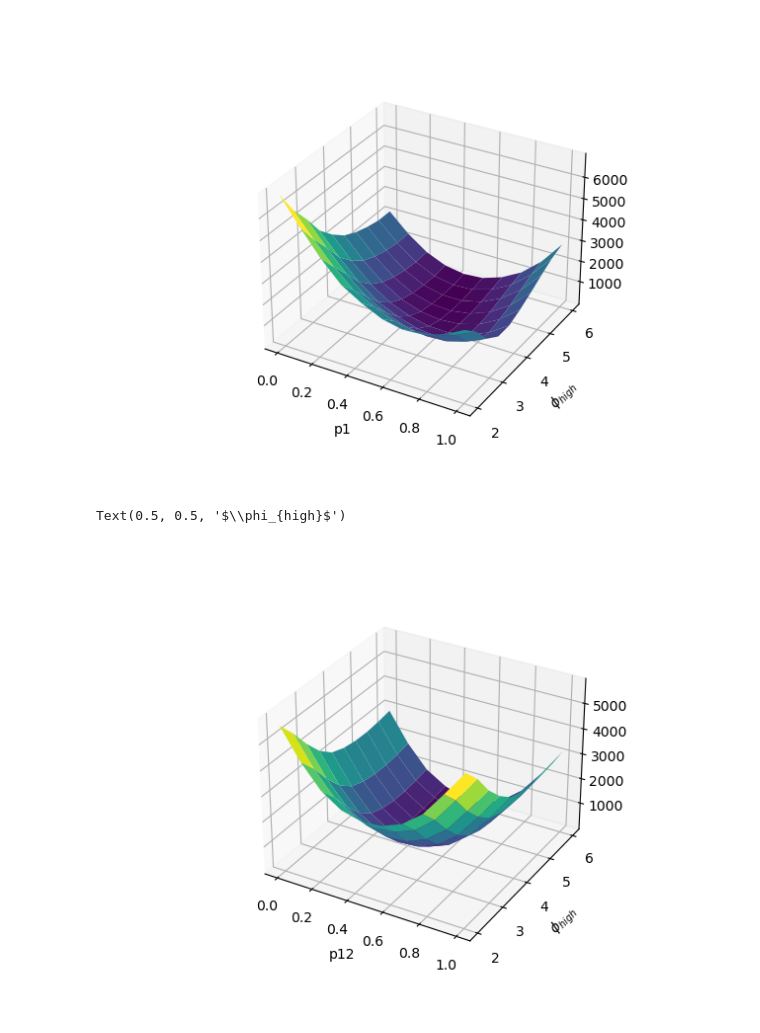
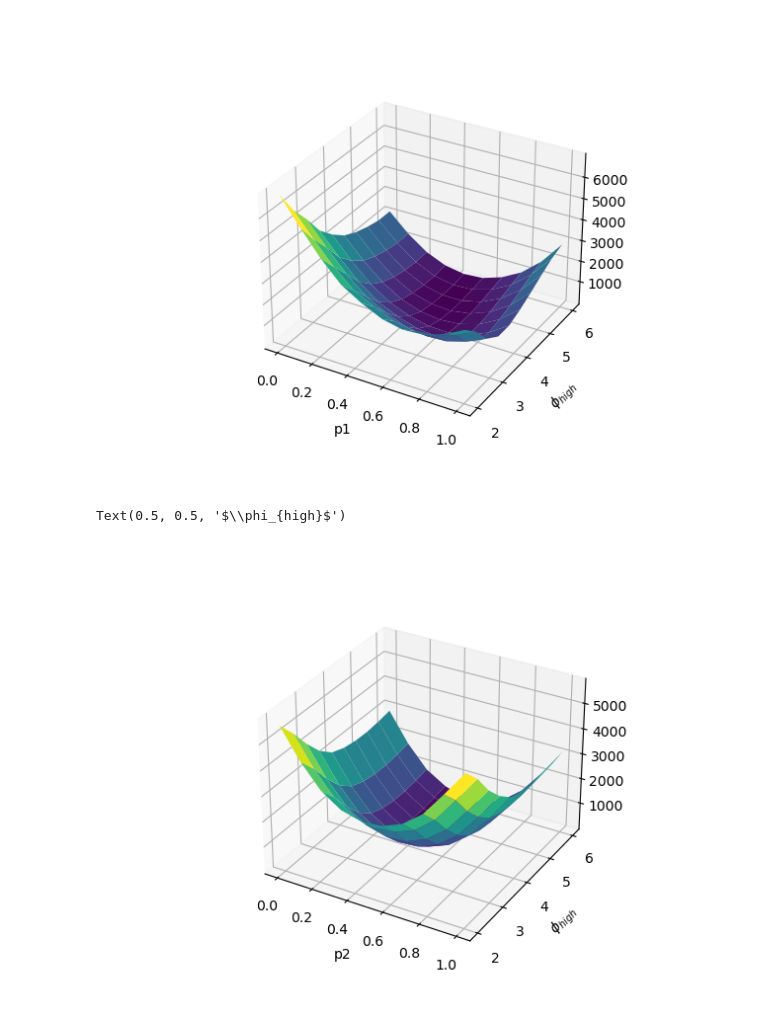
Before and after one commit to ansofol/DP_term_paper, a Jupyter notebook: main_model/test_run.ipynb, the cells around one changed output. Drawn from its saved outputs; the diff is of its cells as text; code cells hidden in the pictures.

```diff
--- a/main_model/test_run.ipynb
+++ b/main_model/test_run.ipynb
@@ -85,7 +85,7 @@ model.par.N = 10000
 for key, val in par2.items():
     model.par.__setattr__(key, val)
 
-model.par.easy_par=True
+model.par.easy_par=False
 
 model.set_grids()
 par = model.par
@@ -744,18 +722,21 @@ Moment_data is [9.18290e+00 1.50337e+01 1.35264e+01 7.99290e+00 3.94680e+00 8.76
 # %%
-p1 = 0.5
-N = 10
-p2_grid = np.linspace(1e-8, 1-1e-8, N)
-phi_grid = np.linspace(2, 6, N)
-p2_mesh, phi_mesh = np.meshgrid(p1_grid, phi_grid, indexing='ij')
+run = False
 
-cri2_mesh = np.zeros((N,N)) + np.nan
+if run:
+    p1 = 0.5
+    N = 10
+    p2_grid = np.linspace(1e-8, 1-1e-8, N)
+    phi_grid = np.linspace(2, 6, N)
+    p2_mesh, phi_mesh = np.meshgrid(p1_grid, phi_grid, indexing='ij')
 
-for i2,p2 in enumerate(p1_grid):
-    for ip,phi in enumerate(phi_grid):
-        c = est.obj_transfer([p1,p2, phi], data, model, [share_Rich, share_Poor], "I")
-        cri2_mesh[i2,ip] = c
+    cri2_mesh = np.zeros((N,N)) + np.nan
 
-to_file = (p2_grid, phi_grid, cri2_mesh)
+    for i2,p2 in enumerate(p1_grid):
+        for ip,phi in enumerate(phi_grid):
+            c = est.obj_transfer([p1,p2, phi], data, model, [share_Rich, share_Poor], "I")
+            cri2_mesh[i2,ip] = c
 
-with open('criterion_plot_p2phi','wb') as file:
-    pickle.dump(to_file, file)
+    to_file = (p2_grid, phi_grid, cri2_mesh)
+
+    with open('criterion_plot_p2phi','wb') as file:
+        pickle.dump(to_file, file)
@@ -780,5 +743,11 @@ Moment_data is [9.18290e+00 1.50337e+01 1.35264e+01 7.99290e+00 3.94680e+00 8.76
 # %%
 %matplotlib widget
+
+with open('criterion_plot_p1phi', 'rb') as file:
+    p1s, phi_grid, cri1_mesh = pickle.load(file)
+
+p1_mesh, phi_mesh = np.meshgrid(p1s, phi_grid, indexing='ij')
+
 fig = plt.figure()
 ax = fig.add_subplot(projection='3d')
 ax.plot_surface(p1_mesh, phi_mesh, cri1_mesh, cmap='viridis')
@@ -789,11 +758,17 @@ Text(0.5, 0.5, '$\\phi_{high}$')
 [figure]
 # %%
 %matplotlib widget
+
+with open('criterion_plot_p2phi', 'rb') as file:
+    p2s, phi_grid, cri2_mesh = pickle.load(file)
+
+p2_mesh, phi_mesh = np.meshgrid(p2s, phi_grid, indexing='ij')
+
 fig = plt.figure()
 ax = fig.add_subplot(projection='3d')
 ax.plot_surface(p2_mesh, phi_mesh, cri2_mesh, cmap='viridis')
 ax.set_xlabel('p2')
 ax.set_ylabel('$\phi_{high}$')
 # %% [output]
 Text(0.5, 0.5, '$\\phi_{high}$')
-[figure, old version]
+[figure, new version]
```
Also changed, not shown: parts of 21 cells of this notebook, 1 other file.
